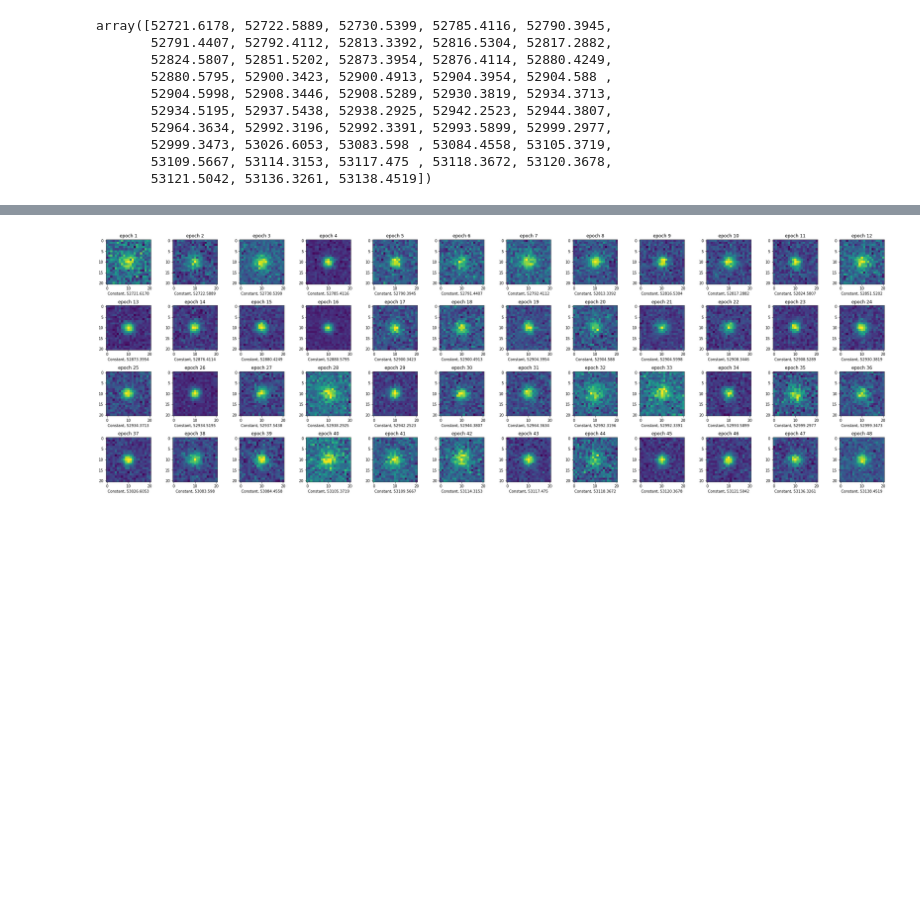
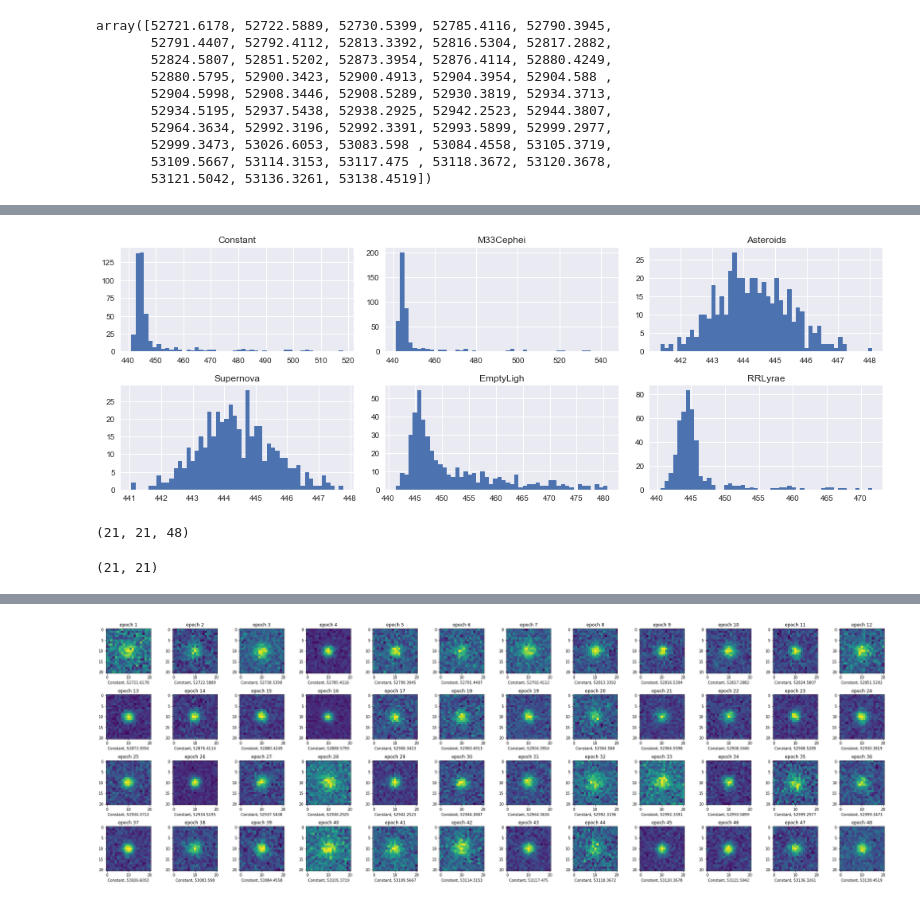
Before and after one commit to xuefeng7/AC209---final-project, a Jupyter notebook: src/data_preprocessing.ipynb, the cells around one changed output, grey strips where cells are left out. Drawn from its saved outputs; the diff is of its cells as text; code cells hidden in the pictures; blank space fills up the shorter version.

```diff
--- a/src/data_preprocessing.ipynb
+++ b/src/data_preprocessing.ipynb
@@ -61,0 +81,21 @@ def show_sample_trajectory(images, label, obs_days):
+# %%
+def show_mean_intensity_dist(images, labels):
+
+    indices = [0,1,4,9,6,21]
+
+    fig, axes = plt.subplots(2, len(indices)//2, figsize=(14, 5))
+    axes = axes.ravel()
+
+    imgs = []
+    lbls = []
+
+    for i in indices:
+        imgs += [images[i]]
+        lbls += [labels[i]]
+
+    for i in range(len(lbls)):
+        axes[i].hist(imgs[i].mean(axis=2).flatten(), bins=50)
+        axes[i].set_title('{}'.format(lbls[i]))
+
+    plt.tight_layout()
+    plt.show()
@@ -61,0 +106,12 @@ def show_sample_trajectory(images, label, obs_days):
+# %%
+show_mean_intensity_dist(images, labels)
+# %% [output]
+[figure, added]
+# %%
+images[0,:,:,].shape
+# %% [output]
+(21, 21, 48)
+# %%
+images[0,:,:,].mean(axis=2).shape
+# %% [output]
+(21, 21)
```
Also changed, not shown: parts of 5 cells of this notebook, 2 other files.
